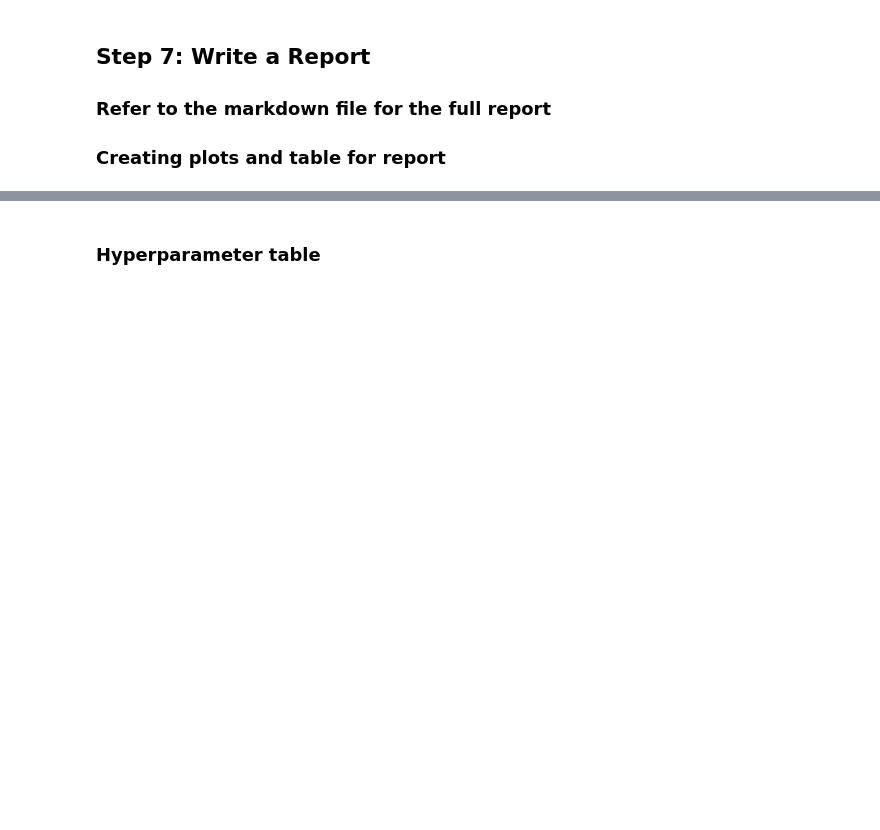
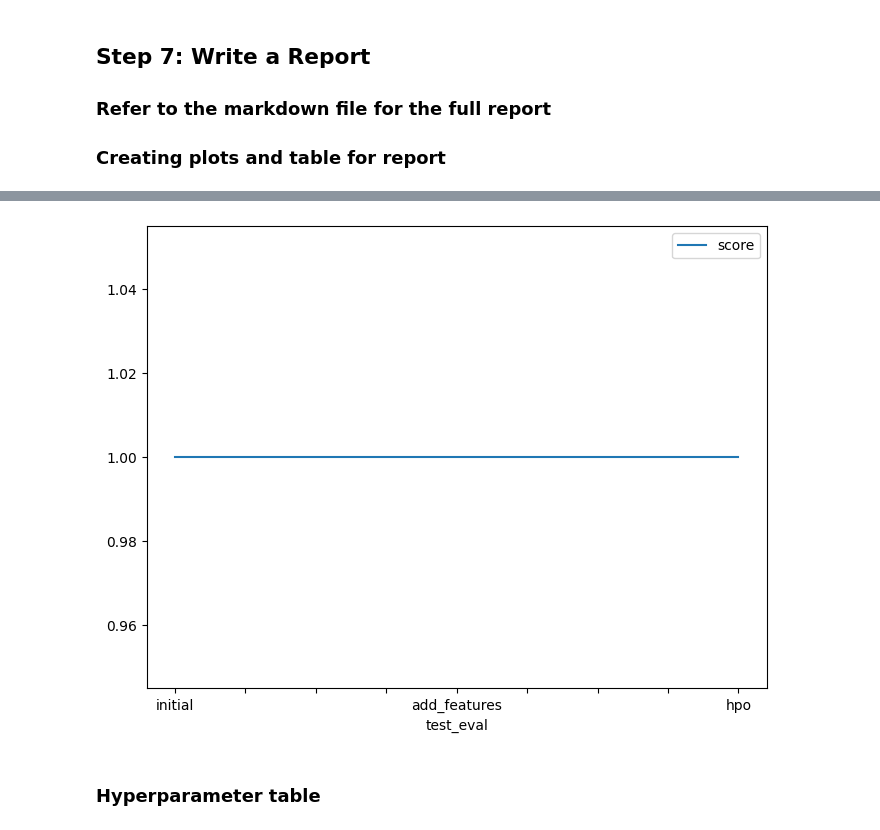
Before and after one commit to pvanand07/-Udacity-nd-intro-to-ml, a Jupyter notebook: Project-1-Predict-Bike-Sharing-Demand-AutoGluon/Bike_Sharing_Demand_AutoGluon.ipynb, the cells around one changed output, grey strips where cells are left out. Cells and saved outputs as stored; diff of their text form; code cells hidden in the pictures; blank space fills up the shorter version.

```diff
--- a/Project-1-Predict-Bike-Sharing-Demand-AutoGluon/Bike_Sharing_Demand_AutoGluon.ipynb
+++ b/Project-1-Predict-Bike-Sharing-Demand-AutoGluon/Bike_Sharing_Demand_AutoGluon.ipynb
@@ -629,11 +825,13 @@ fig.savefig('model_train_score.png')
 # %%
 # Take the 3 kaggle scores and creating a line plot to show improvement
 fig = pd.DataFrame(
     {
         "test_eval": ["initial", "add_features", "hpo"],
-        "score": [?, ?, ?]
+        "score": [1,1,1]
     }
 ).plot(x="test_eval", y="score", figsize=(8, 6)).get_figure()
 fig.savefig('model_test_score.png')
+# %% [output]
+[figure, added]
 # %% [markdown]
 ### Hyperparameter table
```
Also changed, not shown: parts of 41 cells of this notebook.
